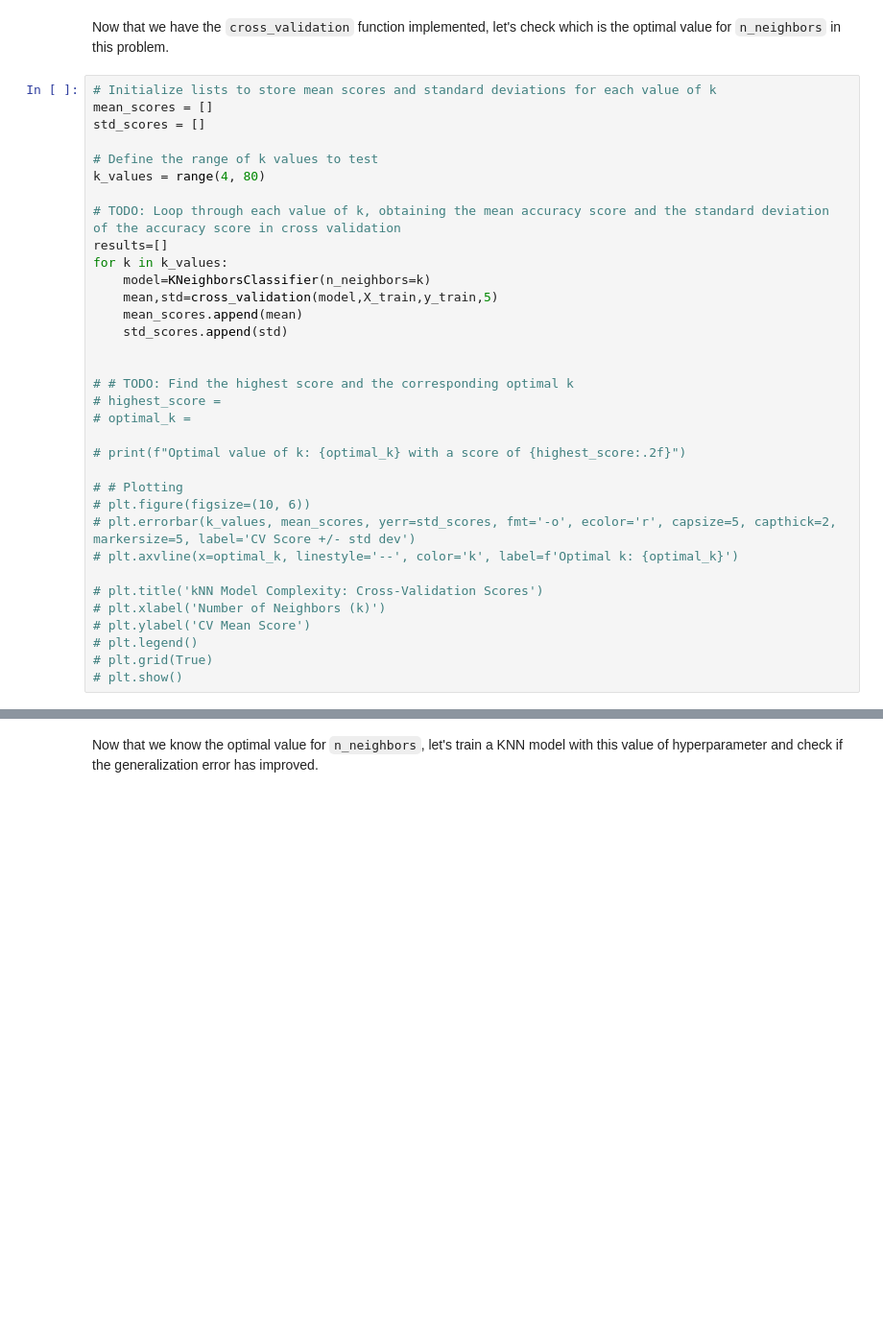
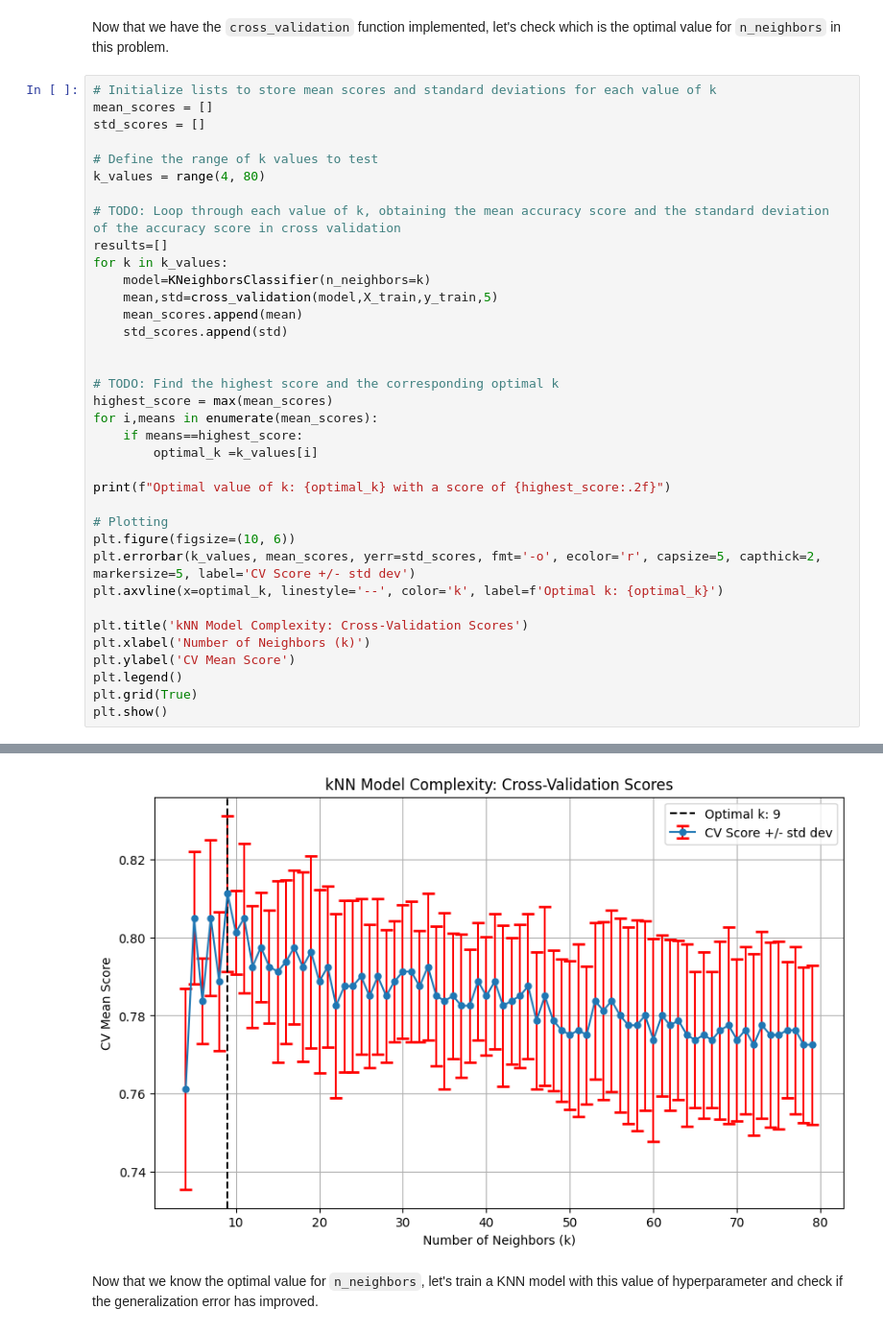
Before and after one commit to ICAI-IMAT-ML/p2-6-macarenavargas, a Jupyter notebook: notebook/Lab2_6_CV.ipynb, the cells around one changed output, grey strips where cells are left out. Shown at 96% size. Cells and saved outputs as stored; diff of their text form; blank space fills up the shorter version.

```diff
--- a/notebook/Lab2_6_CV.ipynb
+++ b/notebook/Lab2_6_CV.ipynb
@@ -123,21 +123,23 @@ for k in k_values:
     std_scores.append(std)
 
 
-# # TODO: Find the highest score and the corresponding optimal k
-# highest_score =
-# optimal_k =
+# TODO: Find the highest score and the corresponding optimal k
+highest_score = max(mean_scores)
+for i,means in enumerate(mean_scores):
+    if means==highest_score:
+        optimal_k =k_values[i]
 
-# print(f"Optimal value of k: {optimal_k} with a score of {highest_score:.2f}")
+print(f"Optimal value of k: {optimal_k} with a score of {highest_score:.2f}")
 
-# # Plotting
-# plt.figure(figsize=(10, 6))
-# plt.errorbar(k_values, mean_scores, yerr=std_scores, fmt='-o', ecolor='r', capsize=5, capthick=2, markersize=5, label='CV Score +/- std dev')
-# plt.axvline(x=optimal_k, linestyle='--', color='k', label=f'Optimal k: {optimal_k}')
+# Plotting
+plt.figure(figsize=(10, 6))
+plt.errorbar(k_values, mean_scores, yerr=std_scores, fmt='-o', ecolor='r', capsize=5, capthick=2, markersize=5, label='CV Score +/- std dev')
+plt.axvline(x=optimal_k, linestyle='--', color='k', label=f'Optimal k: {optimal_k}')
 
-# plt.title('kNN Model Complexity: Cross-Validation Scores')
-# plt.xlabel('Number of Neighbors (k)')
-# plt.ylabel('CV Mean Score')
-# plt.legend()
-# plt.grid(True)
-# plt.show()
+plt.title('kNN Model Complexity: Cross-Validation Scores')
+plt.xlabel('Number of Neighbors (k)')
+plt.ylabel('CV Mean Score')
+plt.legend()
+plt.grid(True)
+plt.show()
 # %% [output]
@@ -161,3 +147,4 @@ for k in k_values:
+[figure, added]
 # %% [markdown]
 Now that we know the optimal value for `n_neighbors`, let's train a KNN model with this value of hyperparameter and check if the generalization error has improved.
 # %%
```
Also changed, not shown: parts of 5 cells of this notebook.
